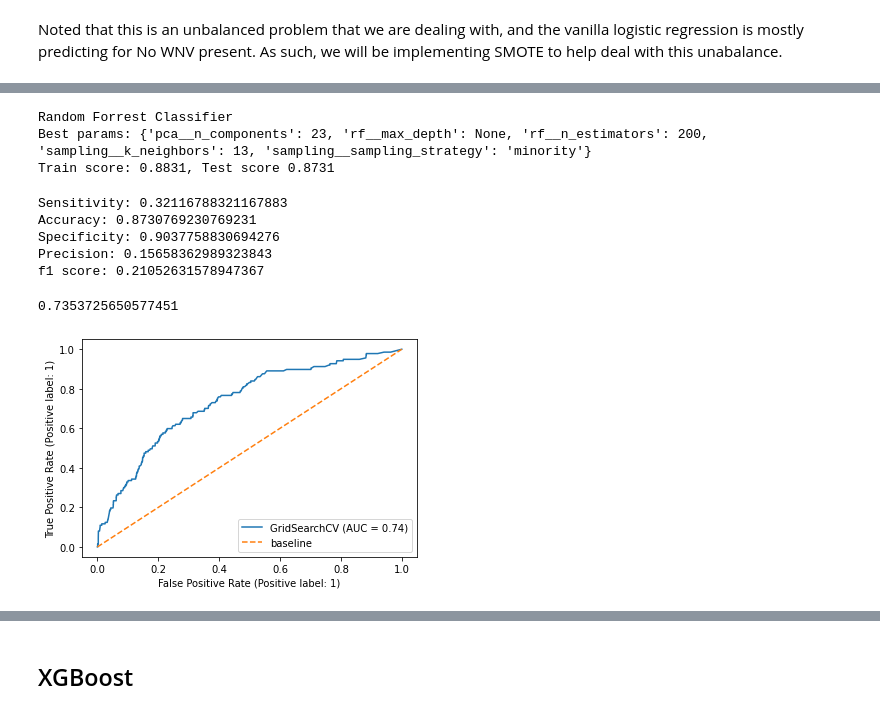
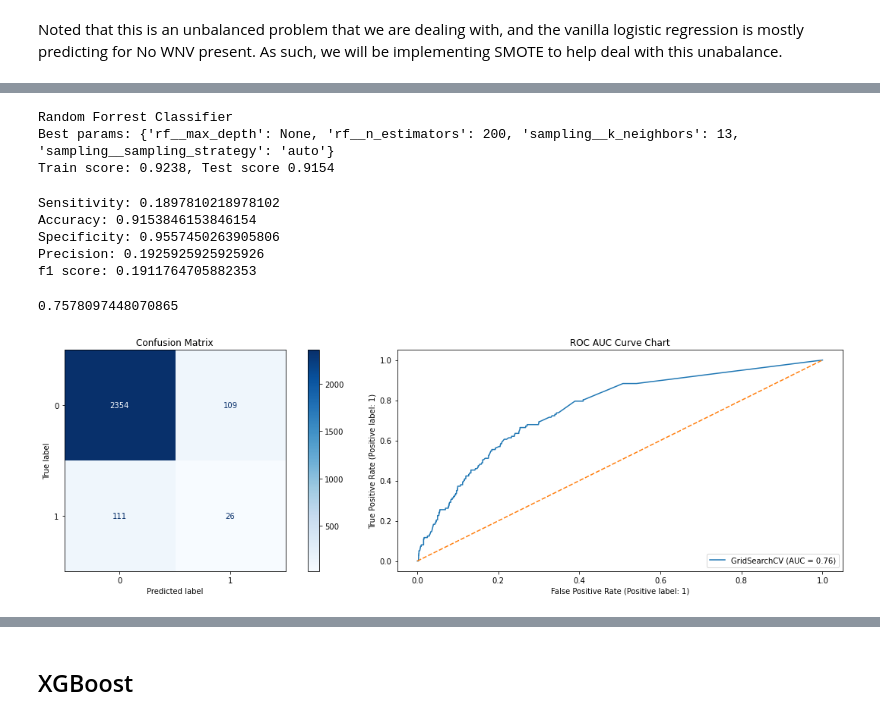
Before and after one commit to rashidi-norhashim/Team-folder, a Jupyter notebook: P4/codes/Project 4 Part 3- Modelling.ipynb, the cells around one changed output, grey strips where cells are left out. Drawn from its saved outputs; the diff is of its cells as text; code cells hidden in the pictures.

```diff
--- a/P4/codes/Project 4 Part 3- Modelling.ipynb
+++ b/P4/codes/Project 4 Part 3- Modelling.ipynb
@@ -291,12 +258,10 @@ Thus, US has been spending a lot of money for treatment of West Nile Virus. Othe
 # %%
-pipe_pca_rf = Pipeline([
+pipe_smote_rf = Pipeline([
                 ('sampling', SMOTE(random_state=100)),
-                 ('pca', PCA(random_state=100)),
-                 ('rf',RandomForestClassifier())
+                  ('rf',RandomForestClassifier())
                 ])
 # %%
-pipe_pca_rf_params = {
-    'pca__n_components': [23],
+pipe_smote_rf_params = {
     'sampling__sampling_strategy': ['auto','minority'],
     'sampling__k_neighbors': [13],
     'rf__n_estimators': [100, 150, 200],
@@ -304,9 +269,9 @@ pipe_pca_rf_params = {
 
 }
 # %%
-gs_pca_rf = GridSearchCV(pipe_pca_rf, pipe_pca_rf_params, verbose=2, n_jobs=-1)
+gs_smote_rf = GridSearchCV(pipe_smote_rf, pipe_smote_rf_params, verbose=2, n_jobs=-1)
 # %%
 %%time
-gs_pca_rf.fit(X_train_sc, y_train)
+gs_smote_rf.fit(X_train_sc, y_train)
 # %% [output]
 Fitting 5 folds for each of 36 candidates, totalling 180 fits
@@ -324,15 +287,15 @@ GridSearchCV(estimator=Pipeline(steps=[('sampling', SMOTE(random_state=100)),
              verbose=2)
 # %%
 print('Random Forrest Classifier')
-print("Best params: {}".format(gs_pca_rf.best_params_))
-print('Train score: {}, Test score {}'.format(round(gs_pca_rf.best_score_, 4), round(gs_pca_rf.best_estimator_.score(X_test_sc, y_test), 4)))
+print("Best params: {}".format(gs_smote_rf.best_params_))
+print('Train score: {}, Test score {}'.format(round(gs_smote_rf.best_score_, 4), round(gs_smote_rf.best_estimator_.score(X_test_sc, y_test), 4)))
 # %% [output]
 Random Forrest Classifier
-Best params: {'pca__n_components': 23, 'rf__max_depth': None, 'rf__n_estimators': 200, 'sampling__k_neighbors': 13, 'sampling__sampling_strategy': 'minority'}
-Train score: 0.8831, Test score 0.8731
+Best params: {'rf__max_depth': None, 'rf__n_estimators': 200, 'sampling__k_neighbors': 13, 'sampling__sampling_strategy': 'auto'}
+Train score: 0.9238, Test score 0.9154
 # %%
 # for sorting out later, to confirm how we want to present modeling
-preds = gs_pca_rf.predict(X_test_sc)
+preds = gs_smote_rf.predict(X_test_sc)
 tn, fp, fn, tp = confusion_matrix(y_test, preds).ravel()
 acc = (tp + tn) / (tn + fp + fn + tp)
 misclass = 1 - acc
@@ -345,20 +308,22 @@ print('Accuracy:',acc)
 print('Specificity:',spec)
 print('Precision:',prec)
 print('f1 score:',f_one_score)
-roc_auc_score(y_test, gs_pca_rf.predict_proba(X_test_sc)[:,1])
+roc_auc_score(y_test, gs_smote_rf.predict_proba(X_test_sc)[:,1])
 # %% [output]
-Sensitivity: 0.32116788321167883
-Accuracy: 0.8730769230769231
-Specificity: 0.9037758830694276
-Precision: 0.15658362989323843
-f1 score: 0.21052631578947367
+Sensitivity: 0.1897810218978102
+Accuracy: 0.9153846153846154
+Specificity: 0.9557450263905806
+Precision: 0.1925925925925926
+f1 score: 0.1911764705882353
-0.7353725650577451
+0.7578097448070865
 # %%
-plot_roc_curve(gs_pca_rf, X_test_sc, y_test)
-plt.plot([0, 1], [0, 1],
-         label='baseline', linestyle='--')
-plt.legend();
+fig, axes = plt.subplots(ncols=2, figsize=(17,5))
 
-fig, axes = plt.subplots(ncols=3, figsize=(17,5))
+cm_chart = plot_confusion_matrix(gs_smote_rf, X_test_sc, y_test, cmap='Blues', values_format='d', ax=axes[0]);
+axes[0].title.set_text('Confusion Matrix')
+roc_curve = plot_roc_curve(gs_smote_rf, X_test_sc, y_test, ax=axes[1])
+axes[1].plot([0, 1], [0, 1], label='baseline', linestyle='--' )
+axes[1].title.set_text('ROC AUC Curve Chart')
+fig.tight_layout()
 # %% [output]
-[figure, old version]
+[figure, new version]
```
Also changed, not shown: parts of 37 cells of this notebook.
